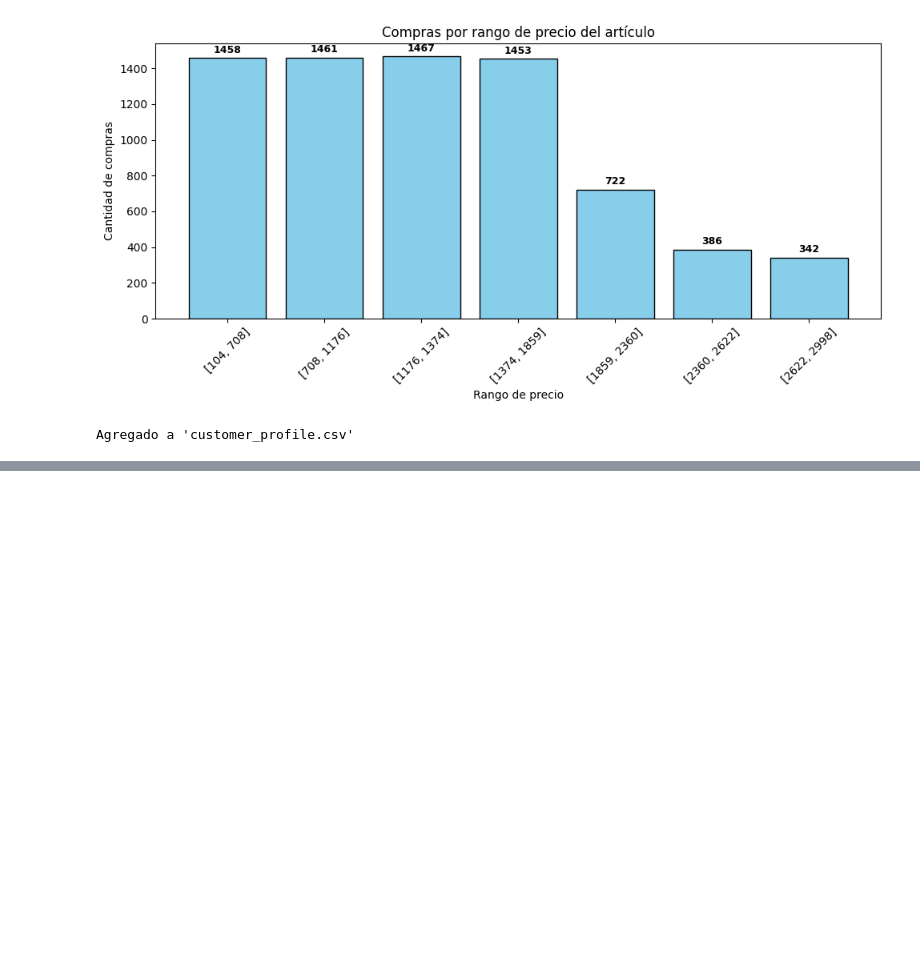
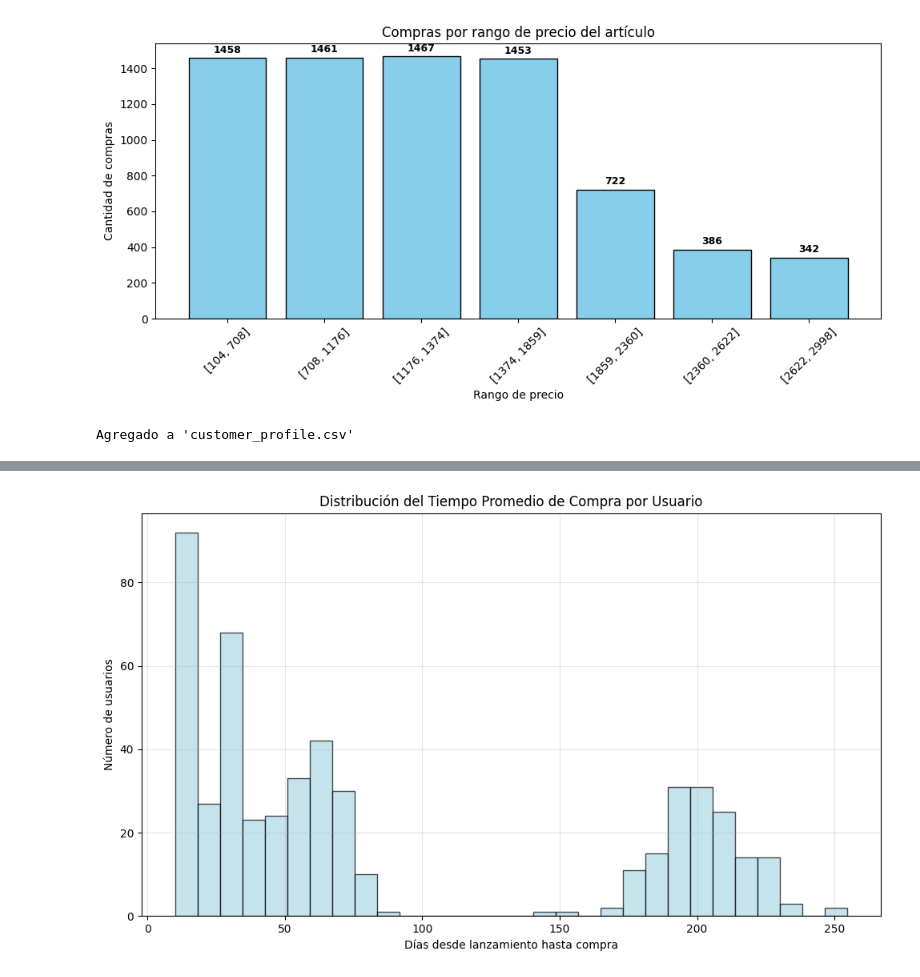
Before and after one commit to marflowersmar/ML25_MD_2025, a Jupyter notebook: src/ml25/P01_avance/Analisis_exploratorio.ipynb, the cells around one changed output, grey strips where cells are left out. Saved outputs shown, nothing was run; the diff lists cells and outputs as text; code cells hidden in the pictures; blank space fills up the shorter version.

```diff
--- a/src/ml25/P01_avance/Analisis_exploratorio.ipynb
+++ b/src/ml25/P01_avance/Analisis_exploratorio.ipynb
@@ -304,7 +344,6 @@ Agregado a 'customer_profile.csv'
 # %% [markdown]
 ### Promedio de compras por categoría:
 # %%
-# Tabla cliente vs categoría
 cliente_tipo = df.pivot_table(index='customer_id', columns='item_category',
                               values='purchase_id', aggfunc='count', fill_value=0)
 
@@ -313,7 +352,7 @@ promedios_general = cliente_tipo.mean().round(2)
 print("PROMEDIO DE COMPRAS POR CATEGORÍA (todos los clientes):")
 print(promedios_general)
 
-# Gráfico del promedio general
+# Gráfico del promedio general (ORIGINAL)
 plt.figure(figsize=(10,6))
 plt.bar(promedios_general.index, promedios_general.values, color='#ff7f0e', alpha=0.8, edgecolor='black')
 plt.title("Promedio de compras por categoría (todos los clientes)")
@@ -322,16 +361,6 @@ plt.ylabel("Promedio de compras")
 plt.xticks(rotation=45)
 plt.tight_layout()
 plt.show()
-
-# Guardar distribución de categorías por cliente en el perfil
-customer_profile = customer_profile.drop(
-    columns=[c for c in customer_profile.columns if c in cliente_tipo.columns],
-    errors='ignore'
-)
-customer_profile = customer_profile.merge(cliente_tipo, on='customer_id', how='left')
-
-customer_profile.to_csv("customer_profile.csv", index=False)
-print("\nAgregado a 'customer_profile.csv'")
 # %% [output]
 PROMEDIO DE COMPRAS POR CATEGORÍA (todos los clientes):
 item_category
@@ -607,0 +716,72 @@ Agregado a 'customer_profile.csv'
+# %%
+# Convertir las fechas a datetime
+df['item_release_date'] = pd.to_datetime(df['item_release_date'])
+df['purchase_timestamp'] = pd.to_datetime(df['purchase_timestamp'])
+
+# Calcular días entre lanzamiento y compra
+df['dias_desde_lanzamiento'] = (df['purchase_timestamp'] - df['item_release_date']).dt.days
+
+# Filtrar valores negativos (compras antes del lanzamiento, si los hay)
+df = df[df['dias_desde_lanzamiento'] >= 0]
+
+# Calcular promedio por usuario
+tiempo_compra_usuario = df.groupby('customer_id')['dias_desde_lanzamiento'].mean().reset_index()
+tiempo_compra_usuario.columns = ['customer_id', 'dias_promedio_compra']
+
+print("TIEMPO PROMEDIO PARA COMPRAR DESPUÉS DEL LANZAMIENTO:")
+print(f"Tiempo mínimo: {tiempo_compra_usuario['dias_promedio_compra'].min():.1f} días")
+print(f"Tiempo máximo: {tiempo_compra_usuario['dias_promedio_compra'].max():.1f} días")
+print(f"Tiempo promedio general: {tiempo_compra_usuario['dias_promedio_compra'].mean():.1f} días")
+print(f"Tiempo mediano: {tiempo_compra_usuario['dias_promedio_compra'].median():.1f} días")
+
+# Gráfico 1: Distribución del tiempo promedio por usuario
+plt.figure(figsize=(10, 6))
+plt.hist(tiempo_compra_usuario['dias_promedio_compra'], bins=30, color='lightblue', edgecolor='black', alpha=0.7)
+plt.title('Distribución del Tiempo Promedio de Compra por Usuario')
+plt.xlabel('Días desde lanzamiento hasta compra')
+plt.ylabel('Número de usuarios')
+plt.grid(True, alpha=0.3)
+plt.tight_layout()
+plt.show()
+
+# Gráfico 2: Segmentación por rangos de tiempo
+rangos_tiempo = {
+    '0-7 días': (0, 7),
+    '8-30 días': (8, 30),
+    '31-90 días': (31, 90),
+    '91-180 días': (91, 180),
+    '181+ días': (181, tiempo_compra_usuario['dias_promedio_compra'].max())
+}
+
+conteo_rangos = {}
+for rango, (min_d, max_d) in rangos_tiempo.items():
+    if rango == '181+ días':
+        count = len(tiempo_compra_usuario[tiempo_compra_usuario['dias_promedio_compra'] >= min_d])
+    else:
+        count = len(tiempo_compra_usuario[(tiempo_compra_usuario['dias_promedio_compra'] >= min_d) &
+                                        (tiempo_compra_usuario['dias_promedio_compra'] <= max_d)])
+    conteo_rangos[rango] = count
+
+# Gráfico de torta para los rangos
+plt.figure(figsize=(10, 6))
+colors = ['#FF9999', '#66B2FF', '#99FF99', '#FFD700', '#FF69B4']
+plt.pie(conteo_rangos.values(), labels=conteo_rangos.keys(), autopct='%1.1f%%',
+        colors=colors, startangle=90)
+plt.title('Distribución de Usuarios por Tiempo de Compra\n(después del lanzamiento)')
+plt.show()
+
+# Agregar al perfil del cliente (si quieres guardarlo en el CSV)
+# Convertir customer_id a numérico para el merge
+df['customer_id_num'] = df['customer_id'].str.extract('(\d+)').astype(int)
+tiempo_compra_usuario_num = df.groupby('customer_id_num')['dias_desde_lanzamiento'].mean().reset_index()
+tiempo_compra_usuario_num.columns = ['customer_id', 'dias_promedio_compra']
+
+# Merge con customer_profile (si existe)
+if 'customer_profile' in globals():
+    customer_profile = customer_profile.drop(columns=['dias_promedio_compra'], errors='ignore')
+    customer_profile = customer_profile.merge(tiempo_compra_usuario_num, on='customer_id', how='left')
+    customer_profile['dias_promedio_compra'] = customer_profile['dias_promedio_compra'].fillna(0).round(1)
+
+    customer_profile.to_csv("customer_profile.csv", index=False)
+    print("\nAgregado a 'customer_profile.csv'")
+# %% [output]
@@ -607,0 +793 @@ Agregado a 'customer_profile.csv'
+[figure, added]
```
Also changed, not shown: parts of 23 cells of this notebook.
